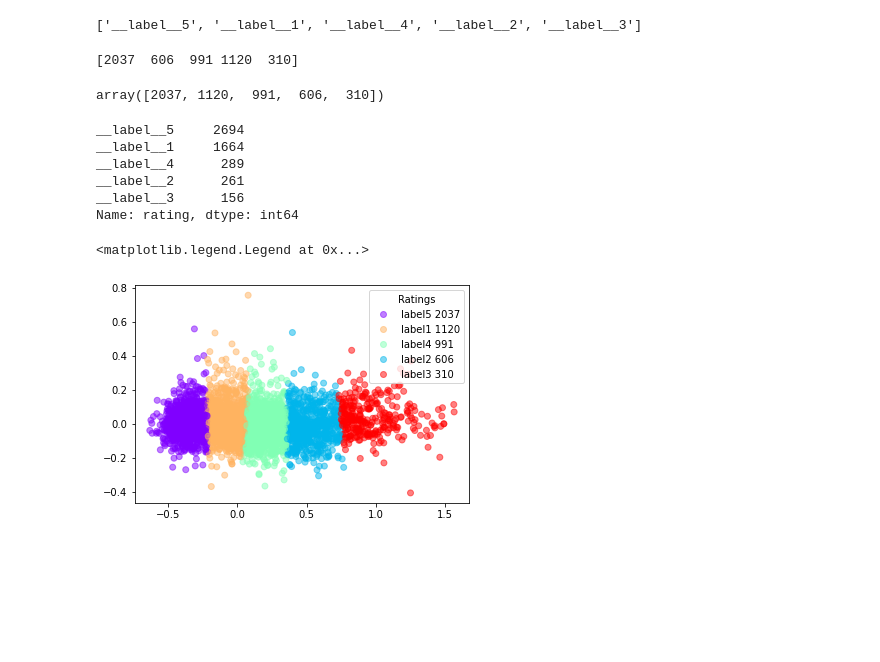
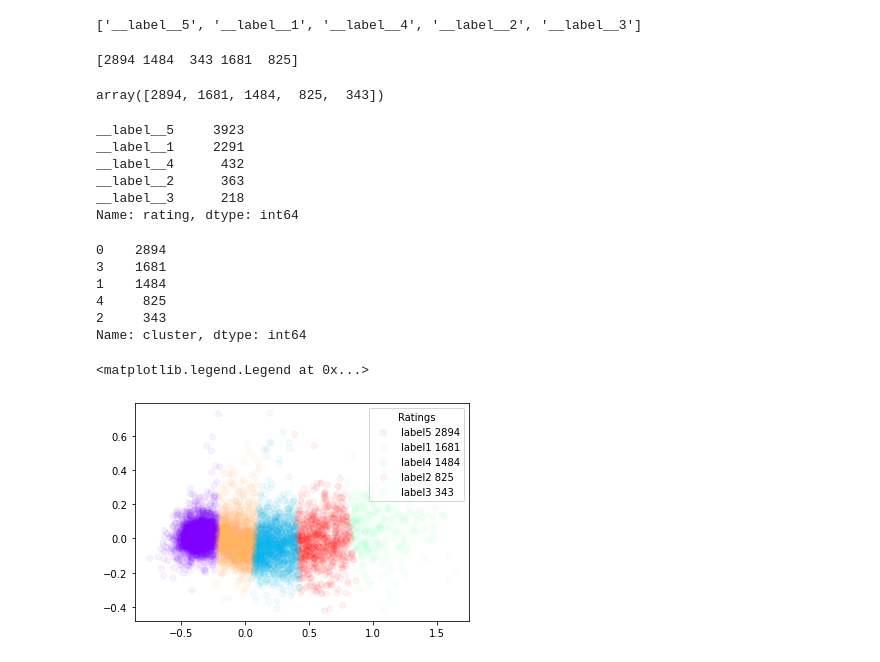
Before and after one commit to Kofoedsan/Python-TrustpilotPredict, a Jupyter notebook: 04_clustering.ipynb, the cells around one changed output. Saved outputs shown, nothing was run; the diff lists cells and outputs as text; code cells hidden in the pictures; blank space fills up the shorter version.

Commit message:
Hentet nyt data fra proshop og Zland

```diff
--- a/04_clustering.ipynb
+++ b/04_clustering.ipynb
@@ -9,7 +9,8 @@ import pickle
 from nltk.corpus import stopwords
 import matplotlib.pyplot as plt
 # %%
-data = pd.read_csv('output_lower.csv')
+# ,lineterminator='\n'
+data = pd.read_csv('ProShop_Zalando_test.csv')
 data.head(10)
 # %% [output]
 |  | rating | review |
@@ -26,8 +27,8 @@ data.head(10)
 # %%
 import fasttext
 
-model = fasttext.train_supervised('output_lower.csv')
-data['vec'] = data['review'].apply(lambda x: model.get_sentence_vector(x))
+model = fasttext.train_supervised('ProShop_Zalando_test.csv')
+data['vec'] = data['review'].apply(lambda x: model.get_sentence_vector(str(x)))
 # %%
 # modellen kan her finde de ord der er tættes på parametret
 model.get_nearest_neighbors('dårlig')
@@ -97,16 +92,16 @@ clusterCount = np.bincount(data['cluster'])
 print(clusterCount)
 -np.sort(-clusterCount)
 # %% [output]
-[2037  606  991 1120  310]
+[2894 1484  343 1681  825]
-array([2037, 1120,  991,  606,  310])
+array([2894, 1681, 1484,  825,  343])
 # %%
 data['rating'].value_counts(ascending=False)
 # %% [output]
-__label__5     2694
-__label__1     1664
-__label__4      289
-__label__2      261
-__label__3      156
+__label__5     3923
+__label__1     2291
+__label__4      432
+__label__2      363
+__label__3      218
 Name: rating, dtype: int64
 # %%
 from sklearn.decomposition import PCA
@@ -118,31 +113,37 @@ data['z'] = pca.fit_transform(data['vec'].values.tolist())[:,2]
 # %%
 #print(*pca.fit_transform(data['vec'].values.tolist())[:,0])
 # %%
-scatter = plt.scatter(data['x'], data['y'], c=data['cluster'], cmap='rainbow', alpha=0.5)
+scatter = plt.scatter(data['x'], data['y'], c=data['cluster'], cmap='rainbow', alpha=0.05)
 
 # dc = data_cluster
 # cc = cluster_colors
 # cl = cluster_labels
-
+print(data['cluster'].value_counts())
 dc = data['cluster'].value_counts()
 dc = -np.sort(-dc)
 cc = data['cluster'].value_counts().index.tolist()
 
 cl = []
 for i in model.labels:
     cl.append(i.replace('__',''))
 
 handles = scatter.legend_elements(num=cc)[0]  # extract the handles from the existing scatter plot
 
 plt.legend(title='Ratings', handles=handles,
            labels=[cl[0]+' '+str(dc[0]),
                    cl[1]+' '+str(dc[1]),
                    cl[2]+' '+str(dc[2]),
                    cl[3]+' '+str(dc[3]),
                    cl[4]+' '+str(dc[4])])
 # %% [output]
-<matplotlib.legend.Legend at 0x...>
+0    2894
+3    1681
+1    1484
+4     825
+2     343
+Name: cluster, dtype: int64
+<matplotlib.legend.Legend at 0x...>
-[figure, old version]
+[figure, new version]
 # %%
 from mpl_toolkits.mplot3d import Axes3D
 
```
Also changed, not shown: parts of 6 cells of this notebook, 5 other files.
